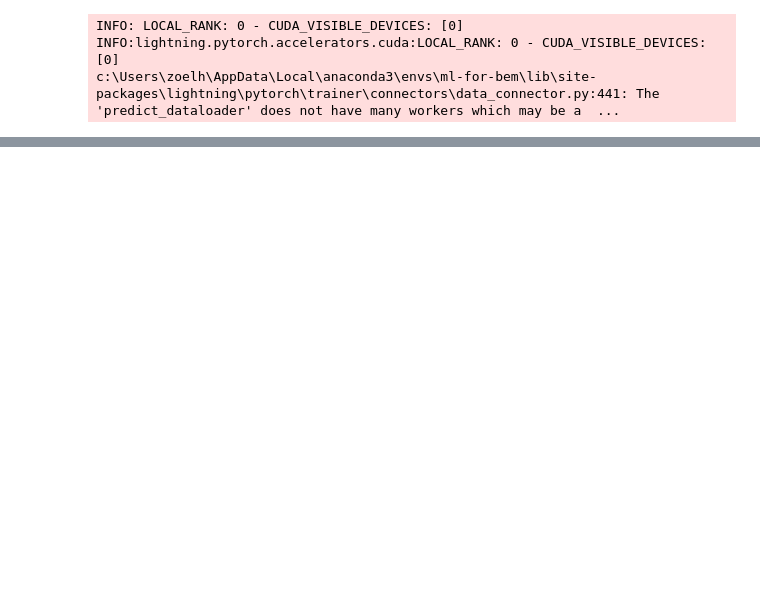
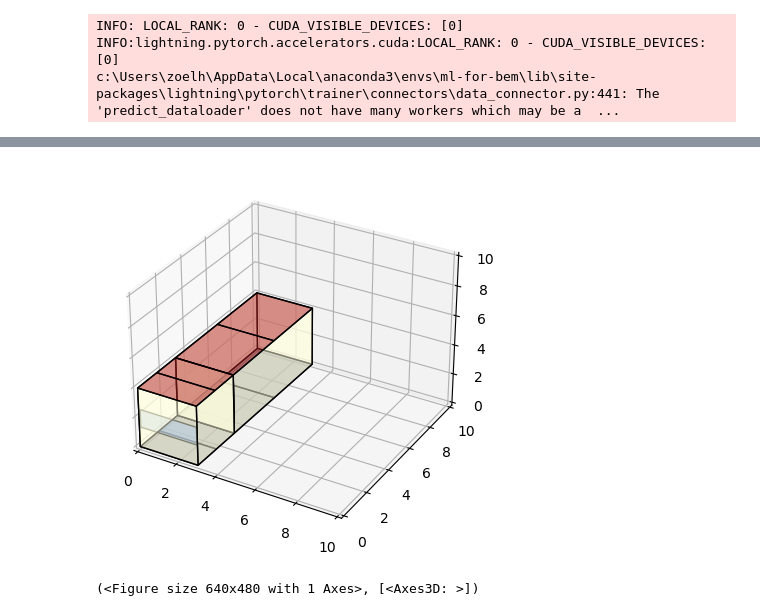
Before and after one commit to szvsw/ml-for-building-energy-modeling, a Jupyter notebook: ml-for-bem/notebooks/cs_vs_builder_vs_surrogate_shoebox.ipynb, the cells around one changed output, grey strips where cells are left out. Cells and saved outputs as stored; diff of their text form; code cells hidden in the pictures; blank space fills up the shorter version.

```diff
--- a/ml-for-bem/notebooks/cs_vs_builder_vs_surrogate_shoebox.ipynb
+++ b/ml-for-bem/notebooks/cs_vs_builder_vs_surrogate_shoebox.ipynb
@@ -66,12 +63,17 @@ if gh_data["Conditioning"]["HeatRecoveryType"] == "None":
     hrv = 0
 else:
     hrv = HRV[gh_data["Conditioning"]["HeatRecoveryType"]].value
+if "occ" in gh_data["Conditioning"]["MechVentSchedule"].lower():
+    vent_mode = 2
+else:
+    vent_mode = 0 #TODO
+rval = 4.88
 config = {
     "FacadeMass": 0, #TODO
     "RoofMass": 0,
-    "FacadeRValue": 4.88,
-    "RoofRValue": 4.88,
-    "SlabRValue": 4.88,
+    "FacadeRValue": rval,
+    "RoofRValue": rval,
+    "SlabRValue": rval,
     "WindowUValue": gh_data["SimpleWindow"]["uval"],
     "WindowShgc": gh_data["SimpleWindow"]["shgc"],
     "PeopleDensity": gh_data["Loads"]["PeopleDensity"],
@@ -81,7 +83,7 @@ config = {
     "CoolingSetpoint": gh_data["Conditioning"]["CoolingSetpoint"],
     "cop_heating": 1,
     "cop_cooling": 1,
-    "VentilationMode": MechVentMode[gh_data["Conditioning"]["MechVentSchedule"]].value,
+    "VentilationMode": vent_mode,
     "VentilationPerArea": gh_data["Conditioning"]["MinFreshAirArea"]/1000,
     "VentilationPerPerson": gh_data["Conditioning"]["MinFreshAirPerson"]/1000,
     "EconomizerSettings": Econ[gh_data["Conditioning"]["EconomizerType"]].value,
@@ -227,0 +240,5 @@ D:/DATA/SingleShoeboxTests/Shoebox_surrogate_out.csv
+# %%
+idf.view_model()
+# %% [output]
+[figure, added]
+(<Figure size 640x480 with 1 Axes>, [<Axes3D: >])
```
Also changed, not shown: parts of 9 cells of this notebook, 3 other files.
